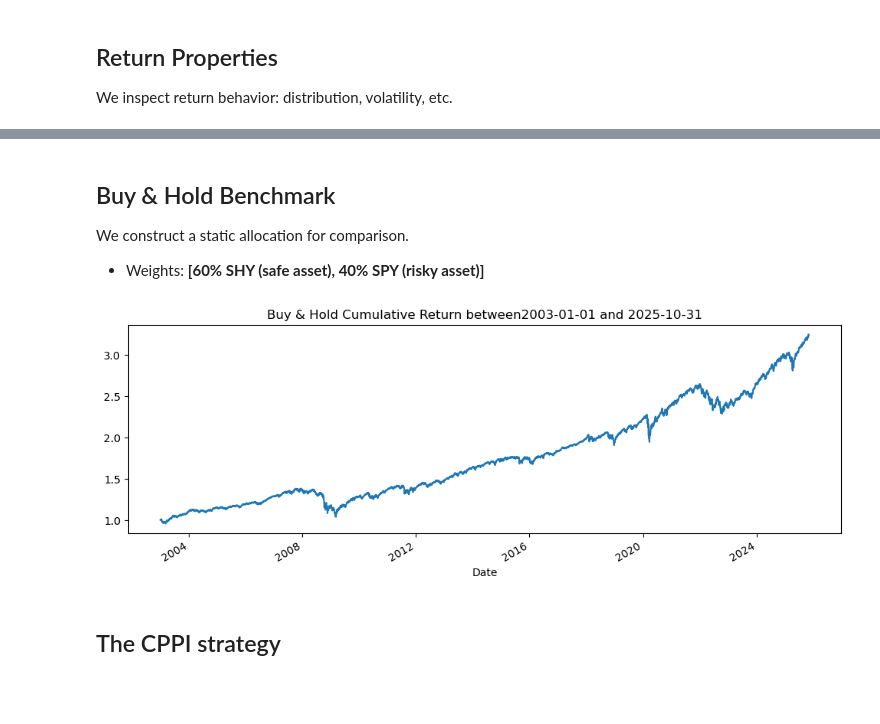
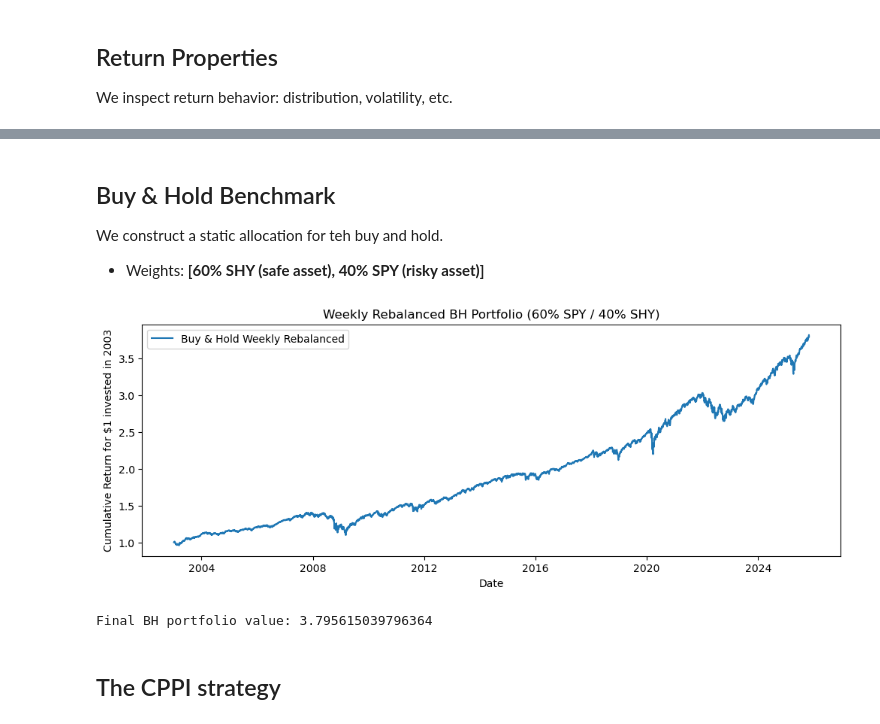
Before and after one commit to melted-cheese-enjoyer/Research-Methodology, a Jupyter notebook: notebooks/portfolio_strategy.ipynb, the cells around one changed output, grey strips where cells are left out. Saved outputs shown, nothing was run; the diff lists cells and outputs as text; code cells hidden in the pictures; blank space fills up the shorter version.

Commit message:
CPPI and BH fixed and Metrics computed, last check necessary and then sensitivity needed

```diff
--- a/notebooks/portfolio_strategy.ipynb
+++ b/notebooks/portfolio_strategy.ipynb
@@ -89,7 +90,8 @@ Date
 prices = prices.dropna()
 
 # Log returns
-returns = np.log(prices).diff().dropna()
+returns = prices.pct_change().dropna()
+returns.head()
 
 # Weekly returns
 # returns = prices.resample('W').last().pct_change().dropna()
@@ -232,17 +220,43 @@ dtype: float64
 # %% [markdown]
 ## Buy & Hold Benchmark
-We construct a static allocation for comparison.
+We construct a static allocation for teh buy and hold.
 
 - Weights: **[60% SHY (safe asset), 40% SPY (risky asset)]**
 # %%
-bh_weights = np.array([0.6, 0.4])
-bh_returns = (returns * bh_weights).sum(axis=1)
-bh_cum = (1 + bh_returns).cumprod()
+bh_weights = pd.Series({"SHY": 0.6, "SPY": 0.4})
+portfolio_value = 1.0
+bh_cum_vals = []
+print
 
-bh_cum.plot(figsize=(12,4), title="Buy & Hold Cumulative Return between" + start + " and " + end)
+rebalance_freq = 'W'  # weekly
+rebalance_dates = returns.resample(rebalance_freq).last().index
+
+w = bh_weights.copy()
+for date, row in returns.iterrows():
+    if date in rebalance_dates:
+        # Reset weights to 60/40 weekly
+        w = bh_weights.copy()
+
+    # Compute daily return based on current weights
+    r = (row[w.index] * w).sum()
+    portfolio_value *= (1 + r)
+    bh_cum_vals.append(portfolio_value)
+
+# Create cumulative series
+bh_cum_weekly = pd.Series(bh_cum_vals, index=returns.index)
+
+# Plot
+plt.figure(figsize=(12,4))
+plt.plot(bh_cum_weekly, label="Buy & Hold Weekly Rebalanced")
+plt.title("Weekly Rebalanced BH Portfolio (60% SPY / 40% SHY)")
+plt.xlabel("Date")
+plt.ylabel("Cumulative Return for $1 invested in 2003")
+plt.legend()
 plt.show()
+print("Final BH portfolio value:", bh_cum_weekly.iloc[-1])
 # %% [output]
-[figure, old version]
+[figure, new version]
+Final BH portfolio value: 3.795615039796364
 # %% [markdown]
 ## The CPPI strategy
 # %%
```
Also changed, not shown: parts of 5 cells of this notebook, 1 other file.
